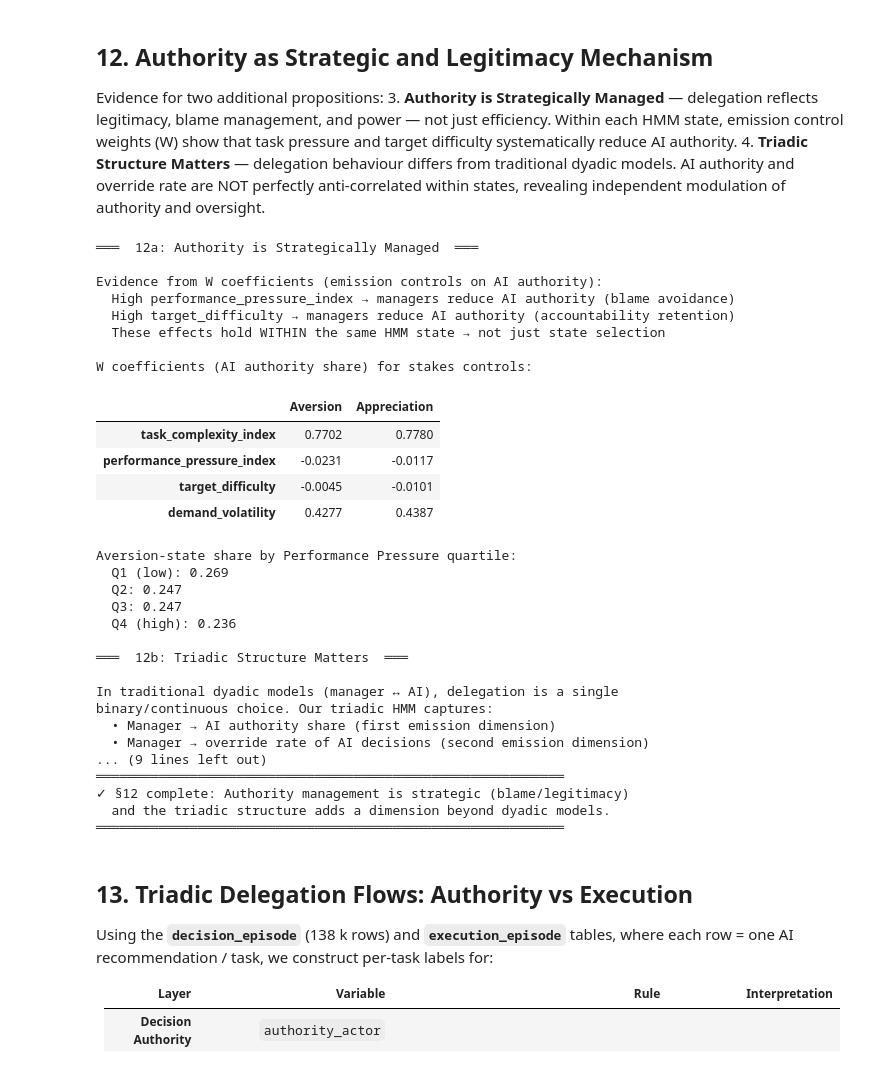
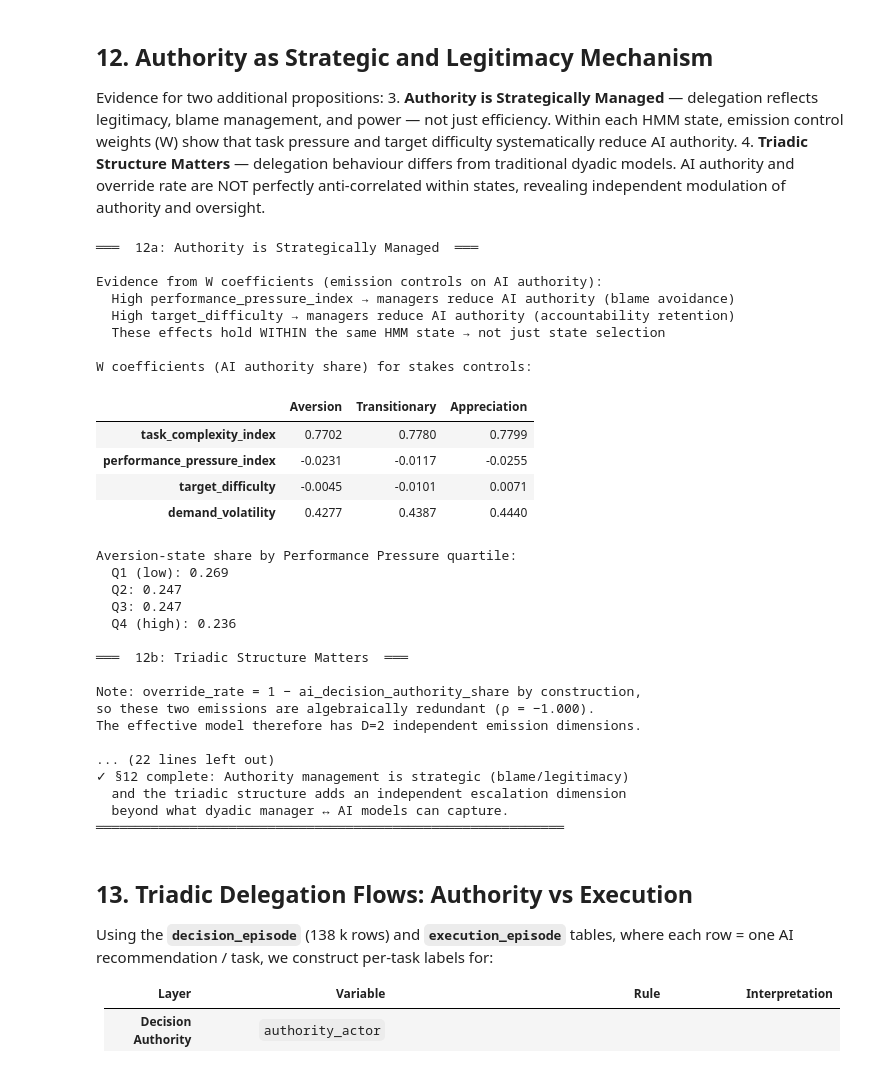
Before and after one commit to kaki1995/Triadic-Human-AI-Delegation, a Jupyter notebook: data_analysis/hmm_3_emissions.ipynb, the cells around one changed output. Drawn from its saved outputs; the diff is of its cells as text; code cells hidden in the pictures.

Commit message:
update newest model

```diff
--- a/data_analysis/hmm_3_emissions.ipynb
+++ b/data_analysis/hmm_3_emissions.ipynb
@@ -2433,53 +2441,77 @@ else:
 
 # Cross-table: aversion share by performance_pressure quartiles
 merged["pressure_q"] = pd.qcut(merged["performance_pressure_index"], 4,
                                  labels=["Q1 (low)", "Q2", "Q3", "Q4 (high)"])
 aversion_label = label_map[state_order_1idx[0]]   # first in order = Aversion
 aversion_rate_by_pressure = merged.groupby("pressure_q").apply(
     lambda g: (g["state_label"] == aversion_label).mean()
 )
 print("\nAversion-state share by Performance Pressure quartile:")
 for q, rate in aversion_rate_by_pressure.items():
     print(f"  {q}: {rate:.3f}")
 
 # ── 12b: Triadic Structure Matters ──
 print("\n═══  12b: Triadic Structure Matters  ═══\n")
-print("In traditional dyadic models (manager ↔ AI), delegation is a single")
-print("binary/continuous choice. Our triadic HMM captures:")
-print("  • Manager → AI authority share (first emission dimension)")
-print("  • Manager → override rate of AI decisions (second emission dimension)")
-print("  • These two dimensions are NOT perfectly anti-correlated:\n")
+print("Note: override_rate = 1 − ai_decision_authority_share by construction,")
+print("so these two emissions are algebraically redundant (ρ = −1.000).")
+print("The effective model therefore has D=2 independent emission dimensions.\n")
+
+print("The triadic structure is captured by the THIRD emission dimension:")
+print("  • Escalation share (share_authority_esc) — the proportion of decisions")
+print("    routed to the employee/team layer rather than resolved in the")
+print("    manager ↔ AI dyad.\n")
+
+# Show escalation share varies independently of AI authority
+print("── Evidence: Escalation share varies independently across states ──\n")
+esc_mean = np.array([mu_orig[s - 1, 2] for s in state_order_1idx])
+ai_mean  = np.array([mu_orig[s - 1, 0] for s in state_order_1idx])
+esc_se   = np.array([sigma_orig[s - 1, 2] for s in state_order_1idx])
 
 for i, label in enumerate(label_order):
-    sub = merged[merged["state_label"] == label]
-    if len(sub) > 1:
-        corr = sub["ai_decision_authority_share"].corr(sub["override_rate"])
-        print(f"  {label}: corr(AI authority, override) = {corr:.3f}")
-    else:
-        print(f"  {label}: insufficient observations for correlation")
+    print(f"  {label:15s}: AI authority = {ai_mean[i]:.3f},  "
+          f"Escalation share = {esc_mean[i]:.3f} ± {esc_se[i]:.3f}")
 
-print(f"\n  → If delegation were dyadic, correlation would be ≈ −1.0.")
-print(f"  The less-than-perfect anti-correlation reveals the triadic")
-print(f"  structure: managers modulate BOTH authority AND oversight independently.")
+# Correlate AI authority and escalation share across observations
+from scipy.stats import spearmanr
+if "ai_decision_authority_share" in merged.columns and "share_authority_esc" in merged.columns:
+    rho, p_val = spearmanr(merged["ai_decision_authority_share"],
+                           merged["share_authority_esc"])
+    sig = "***" if p_val < 0.001 else ("**" if p_val < 0.01 else ("*" if p_val < 0.05 else "n.s."))
+    print(f"\n  Spearman ρ(AI authority, escalation share) = {rho:+.3f}  (p = {p_val:.4f}) {sig}")
+    print(f"\n  → ρ ≠ −1: escalation is NOT a mirror of authority allocation.")
+    print(f"    Managers independently modulate how much they route upward/laterally")
+    print(f"    to employees, beyond their binary accept/override stance toward AI.\n")
+else:
+    print("\n  ⚠️ Cannot compute correlation — columns missing from merged data.")
+
+print("Implication:")
+print("  A dyadic model (manager ↔ AI) captures only the authority–override")
+print("  dimension. The triadic model adds the employee escalation channel,")
+print("  revealing that managers use a THREE-WAY delegation strategy:")
+print("    (1) Delegate authority to AI  (ai_decision_authority_share)")
+print("    (2) Retain authority / override AI  (= 1 − authority share)")
+print("    (3) Route decisions to employees  (share_authority_esc)")
+print("  These three channels move partly independently across states.")
 
 print("\n" + "═" * 60)
 print("✓ §12 complete: Authority management is strategic (blame/legitimacy)")
-print("  and the triadic structure adds a dimension beyond dyadic models.")
+print("  and the triadic structure adds an independent escalation dimension")
+print("  beyond what dyadic manager ↔ AI models can capture.")
 print("═" * 60)
 # %% [output]
 ═══  12a: Authority is Strategically Managed  ═══
 
 Evidence from W coefficients (emission controls on AI authority):
   High performance_pressure_index → managers reduce AI authority (blame avoidance)
   High target_difficulty → managers reduce AI authority (accountability retention)
   These effects hold WITHIN the same HMM state → not just state selection
 
 W coefficients (AI authority share) for stakes controls:
-|  | Aversion | Appreciation |
-| task_complexity_index | 0.7702 | 0.7780 |
-| performance_pressure_index | -0.0231 | -0.0117 |
-| target_difficulty | -0.0045 | -0.0101 |
-| demand_volatility | 0.4277 | 0.4387 |
+|  | Aversion | Transitionary | Appreciation |
+| task_complexity_index | 0.7702 | 0.7780 | 0.7799 |
+| performance_pressure_index | -0.0231 | -0.0117 | -0.0255 |
+| target_difficulty | -0.0045 | -0.0101 | 0.0071 |
+| demand_volatility | 0.4277 | 0.4387 | 0.4440 |
 Aversion-state share by Performance Pressure quartile:
   Q1 (low): 0.269
   Q2: 0.247
@@ -2488,15 +2520,15 @@ Aversion-state share by Performance Pressure quartile:
 
 ═══  12b: Triadic Structure Matters  ═══
 
-In traditional dyadic models (manager ↔ AI), delegation is a single
-binary/continuous choice. Our triadic HMM captures:
-  • Manager → AI authority share (first emission dimension)
-  • Manager → override rate of AI decisions (second emission dimension)
-... (9 lines left out)
+Note: override_rate = 1 − ai_decision_authority_share by construction,
+so these two emissions are algebraically redundant (ρ = −1.000).
+The effective model therefore has D=2 independent emission dimensions.
+
+... (22 lines left out)
+✓ §12 complete: Authority management is strategic (blame/legitimacy)
+  and the triadic structure adds an independent escalation dimension
+  beyond what dyadic manager ↔ AI models can capture.
 ════════════════════════════════════════════════════════════
-✓ §12 complete: Authority management is strategic (blame/legitimacy)
-  and the triadic structure adds a dimension beyond dyadic models.
-════════════════════════════════════════════════════════════
 # %% [markdown]
 ## 13. Triadic Delegation Flows: Authority vs Execution
 
```
Also changed, not shown: parts of 11 cells of this notebook, 1 other file.
